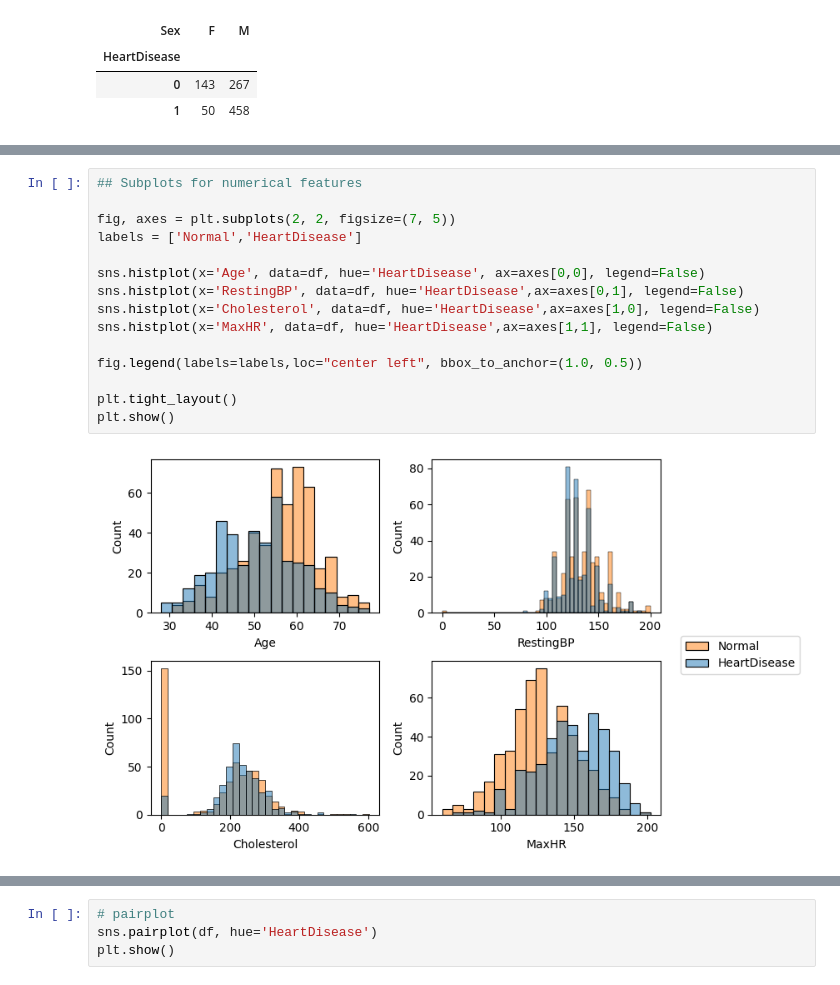
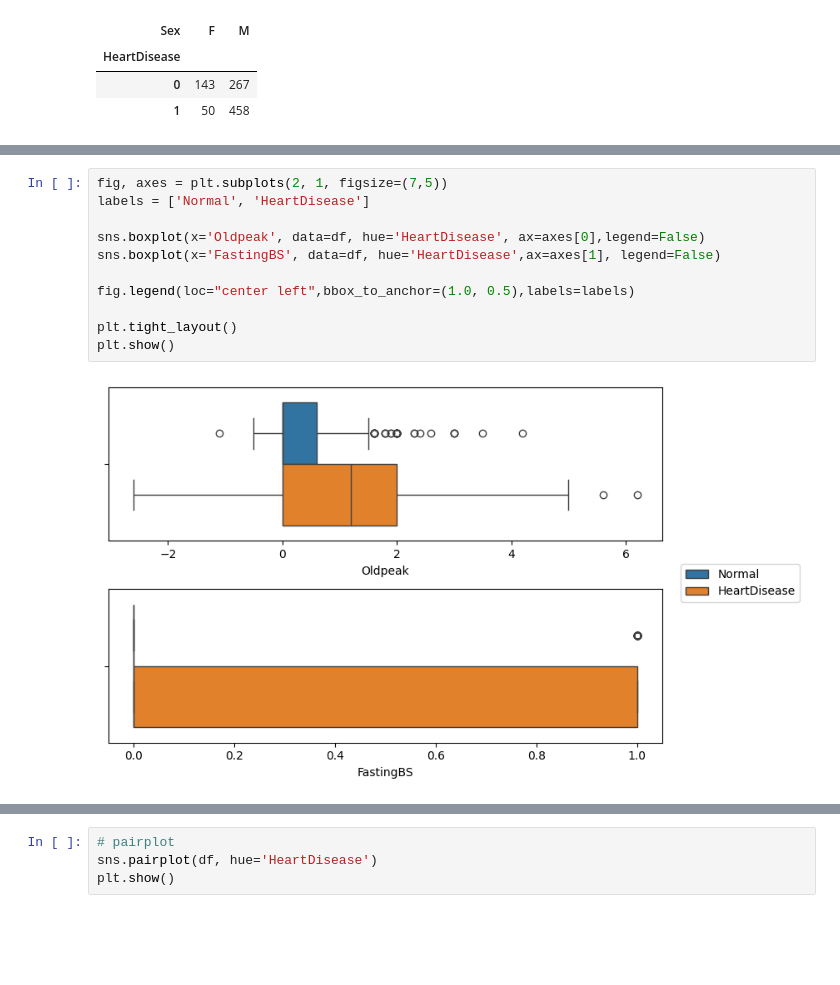
Before and after one commit to anushishah/heart_disease_UCI, a Jupyter notebook: Heart_disease_EDA.ipynb, the cells around one changed output, grey strips where cells are left out. Drawn from its saved outputs; the diff is of its cells as text; blank space fills up the shorter version.

```diff
--- a/Heart_disease_EDA.ipynb
+++ b/Heart_disease_EDA.ipynb
@@ -188,17 +244,13 @@ plt.show()
 # %%
-## Subplots for numerical features
+fig, axes = plt.subplots(2, 1, figsize=(7,5))
+labels = ['Normal', 'HeartDisease']
 
-fig, axes = plt.subplots(2, 2, figsize=(7, 5))
-labels = ['Normal','HeartDisease']
+sns.boxplot(x='Oldpeak', data=df, hue='HeartDisease', ax=axes[0],legend=False)
+sns.boxplot(x='FastingBS', data=df, hue='HeartDisease',ax=axes[1], legend=False)
 
-sns.histplot(x='Age', data=df, hue='HeartDisease', ax=axes[0,0], legend=False)
-sns.histplot(x='RestingBP', data=df, hue='HeartDisease',ax=axes[0,1], legend=False)
-sns.histplot(x='Cholesterol', data=df, hue='HeartDisease',ax=axes[1,0], legend=False)
-sns.histplot(x='MaxHR', data=df, hue='HeartDisease',ax=axes[1,1], legend=False)
-
-fig.legend(labels=labels,loc="center left", bbox_to_anchor=(1.0, 0.5))
+fig.legend(loc="center left",bbox_to_anchor=(1.0, 0.5),labels=labels)
 
 plt.tight_layout()
 plt.show()
 # %% [output]
-[figure, old version]
+[figure, new version]
```
Also changed, not shown: parts of 13 cells of this notebook.
